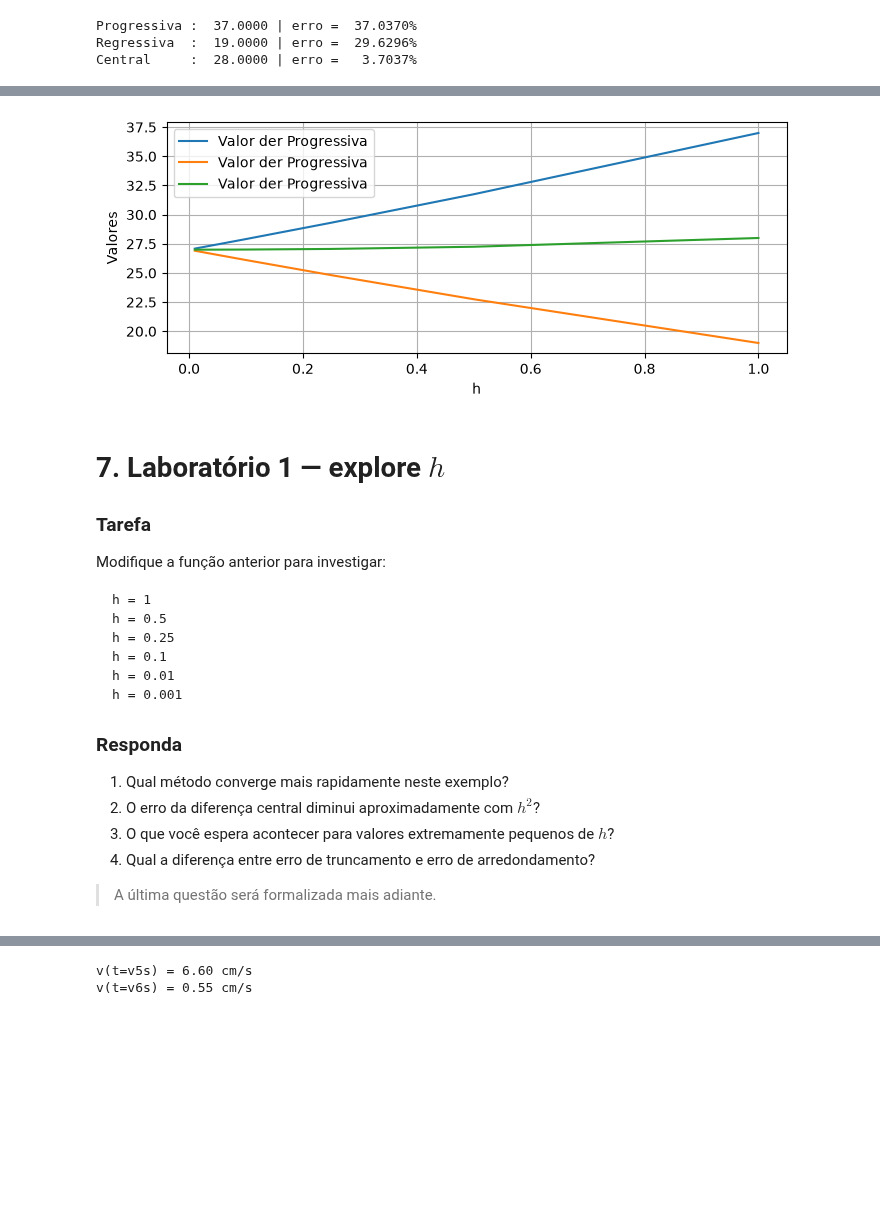
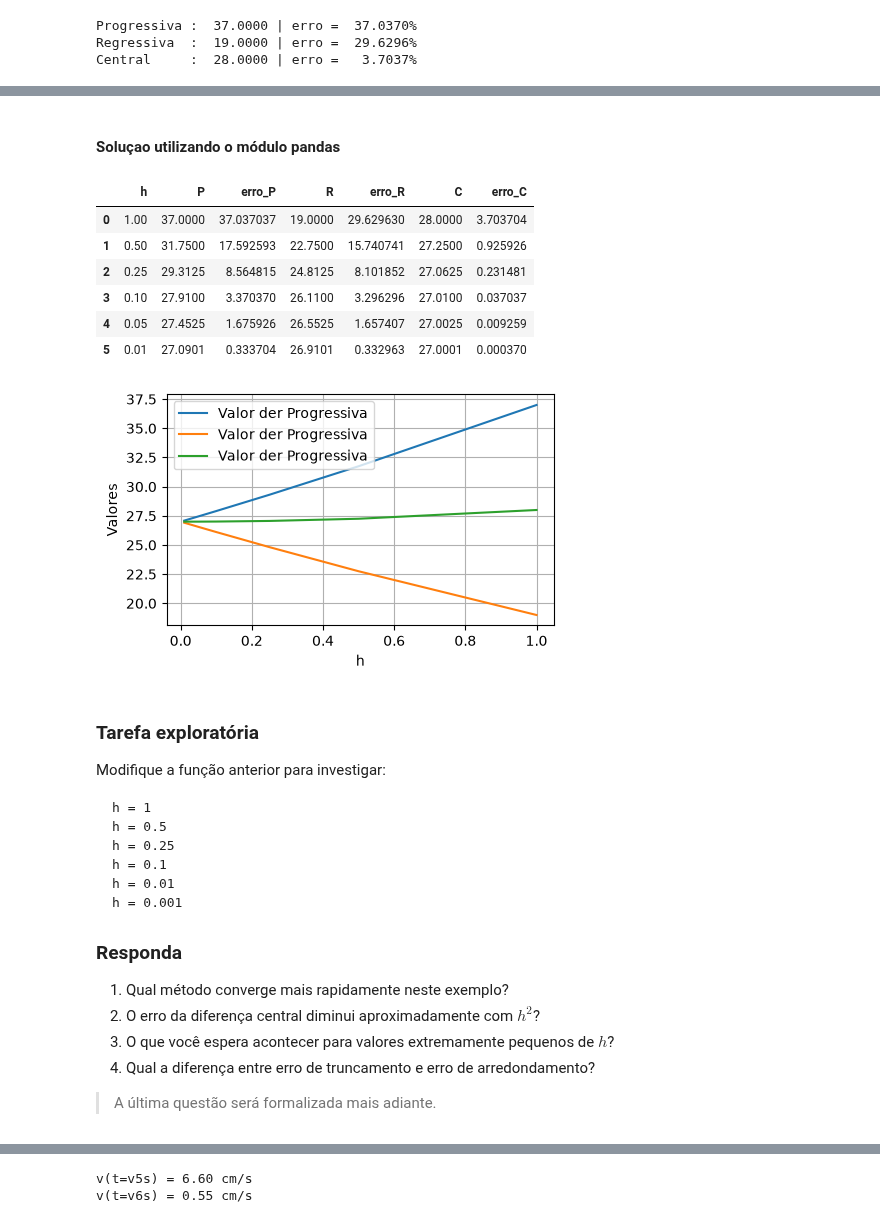
Before and after one commit to JonathaCosta-IA/1-NM_GitHub, a Jupyter notebook: C-NoteBooks/4-MN_Diferenciacao_Numerica.ipynb, the cells around one changed output, grey strips where cells are left out. Drawn from its saved outputs; the diff is of its cells as text; code cells hidden in the pictures; blank space fills up the shorter version.

````diff
--- a/C-NoteBooks/4-MN_Diferenciacao_Numerica.ipynb
+++ b/C-NoteBooks/4-MN_Diferenciacao_Numerica.ipynb
@@ -358,27 +357,36 @@ for linha in dados:
+# %% [markdown]
+#### Soluçao utilizando o módulo pandas
 # %%
+#2.0 Soluçao utilizando o pandas
+
+import pandas as pd
+df = pd.DataFrame(dados)
+df.columns = ["h", "P", "erro_P", "R", "erro_R", "C", "erro_C"]
+display(df)
+
 # Percepção gráfica da distância entre os erros
-h, P, erro_P, R, erro_R, C, erro_C = zip(*dados)
-#Porém, zip() retorna tuplas. Se você quiser listas, use:
-# h, P, erro_P, R, erro_R, C, erro_C = map(list, zip(*dados))
-
-plt.figure(figsize=(8, 3))
-plt.plot(h,P, label="Valor der Progressiva")
-plt.plot(h,R, label="Valor der Progressiva")
-plt.plot(h,C, label="Valor der Progressiva")
+plt.figure(figsize=(5, 3))
+plt.plot(df.h,df.P, label="Valor der Progressiva")
+plt.plot(df.h,df.R, label="Valor der Progressiva")
+plt.plot(df.h,df.C, label="Valor der Progressiva")
 plt.xlabel("h")
 plt.ylabel("Valores")
 plt.grid('on')
 plt.legend()
 plt.show()
 # %% [output]
+|  | h | P | erro_P | R | erro_R | C | erro_C |
+| 0 | 1.00 | 37.0000 | 37.037037 | 19.0000 | 29.629630 | 28.0000 | 3.703704 |
+| 1 | 0.50 | 31.7500 | 17.592593 | 22.7500 | 15.740741 | 27.2500 | 0.925926 |
+| 2 | 0.25 | 29.3125 | 8.564815 | 24.8125 | 8.101852 | 27.0625 | 0.231481 |
+| 3 | 0.10 | 27.9100 | 3.370370 | 26.1100 | 3.296296 | 27.0100 | 0.037037 |
+| 4 | 0.05 | 27.4525 | 1.675926 | 26.5525 | 1.657407 | 27.0025 | 0.009259 |
+| 5 | 0.01 | 27.0901 | 0.333704 | 26.9101 | 0.332963 | 27.0001 | 0.000370 |
-[figure, old version]
+[figure, new version]
 # %% [markdown]
-# 7. Laboratório 1 — explore $h$
-
-### Tarefa
+### Tarefa exploratória
 
 Modifique a função anterior para investigar:
-
 ```text
 h = 1
 h = 0.5
````
Also changed, not shown: parts of 42 cells of this notebook.
